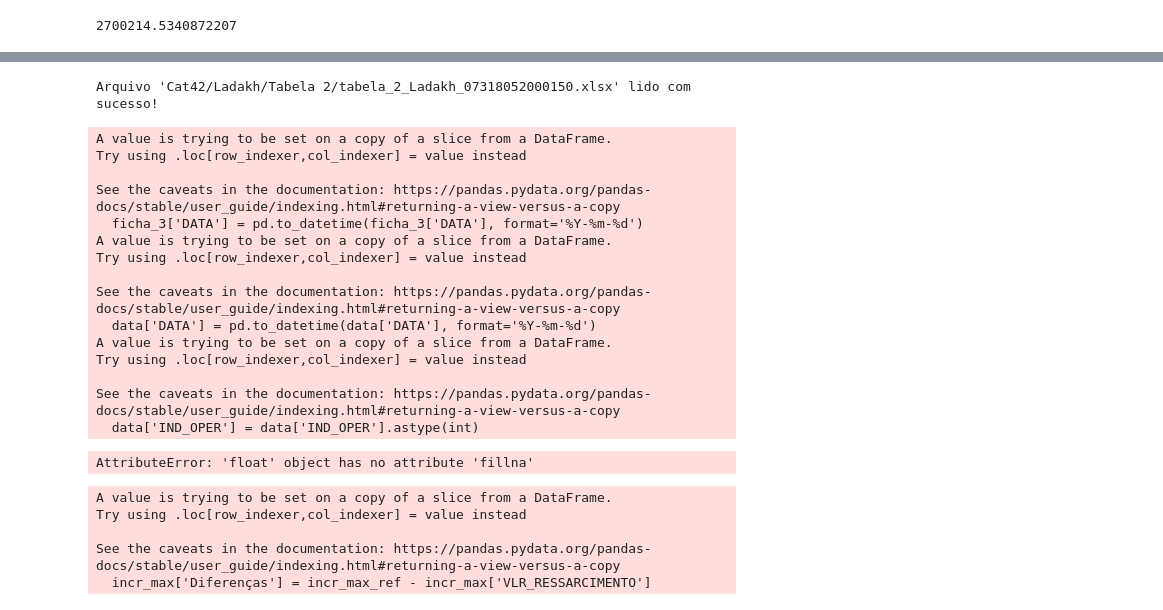
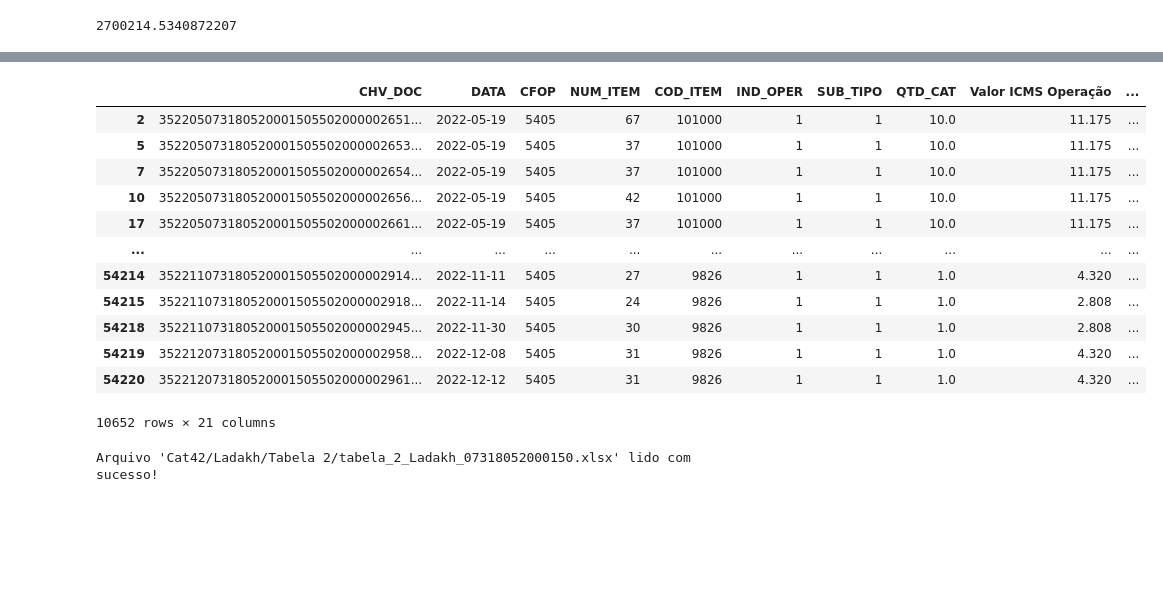
Before and after one commit to viniciuscatelani/Ressarcimento-CAT, a Jupyter notebook: src/etapas/testes_nb.ipynb, the cells around one changed output, grey strips where cells are left out. Cells and saved outputs as stored; diff of their text form; code cells hidden in the pictures; blank space fills up the shorter version.

```diff
--- a/src/etapas/testes_nb.ipynb
+++ b/src/etapas/testes_nb.ipynb
@@ -852,24 +1131,21 @@ def calcular_ressarcimento(tabela_2):
+# %%
+ficha_3[ficha_3['CFOP'] == 5405]
+# %% [output]
+|  | CHV_DOC | DATA | CFOP | NUM_ITEM | COD_ITEM | IND_OPER | SUB_TIPO | QTD_CAT | Valor ICMS Operação | ... |
+| 2 | 352205073180520001505502000002651... | 2022-05-19 | 5405 | 67 | 101000 | 1 | 1 | 10.0 | 11.175 | ... |
+| 5 | 352205073180520001505502000002653... | 2022-05-19 | 5405 | 37 | 101000 | 1 | 1 | 10.0 | 11.175 | ... |
+| 7 | 352205073180520001505502000002654... | 2022-05-19 | 5405 | 37 | 101000 | 1 | 1 | 10.0 | 11.175 | ... |
+| 10 | 352205073180520001505502000002656... | 2022-05-19 | 5405 | 42 | 101000 | 1 | 1 | 10.0 | 11.175 | ... |
+| 17 | 352205073180520001505502000002661... | 2022-05-19 | 5405 | 37 | 101000 | 1 | 1 | 10.0 | 11.175 | ... |
+| ... | ... | ... | ... | ... | ... | ... | ... | ... | ... | ... |
+| 54214 | 352211073180520001505502000002914... | 2022-11-11 | 5405 | 27 | 9826 | 1 | 1 | 1.0 | 4.320 | ... |
+| 54215 | 352211073180520001505502000002918... | 2022-11-14 | 5405 | 24 | 9826 | 1 | 1 | 1.0 | 2.808 | ... |
+| 54218 | 352211073180520001505502000002945... | 2022-11-30 | 5405 | 30 | 9826 | 1 | 1 | 1.0 | 2.808 | ... |
+| 54219 | 352212073180520001505502000002958... | 2022-12-08 | 5405 | 31 | 9826 | 1 | 1 | 1.0 | 4.320 | ... |
+| 54220 | 352212073180520001505502000002961... | 2022-12-12 | 5405 | 31 | 9826 | 1 | 1 | 1.0 | 4.320 | ... |
+10652 rows × 21 columns
 # %%
 tabela_2 = ler_arquivo_para_dataframe(bucket_name, f'Cat42/{nome_empresa.title()}/Tabela 2/tabela_2_{nome_empresa.title()}_{cnpj}.xlsx', file_type='xlsx')
 tabela_2['COD_ITEM'] = tabela_2['COD_ITEM'].astype(str)
-
-ficha_3 = calcular_ressarcimento(tabela_2)
-ficha_3.head()
 # %% [output]
 Arquivo 'Cat42/Ladakh/Tabela 2/tabela_2_Ladakh_07318052000150.xlsx' lido com sucesso!
-A value is trying to be set on a copy of a slice from a DataFrame.
-Try using .loc[row_indexer,col_indexer] = value instead
-
-See the caveats in the documentation: https://pandas.pydata.org/pandas-docs/stable/user_guide/indexing.html#returning-a-view-versus-a-copy
-  ficha_3['DATA'] = pd.to_datetime(ficha_3['DATA'], format='%Y-%m-%d')
-A value is trying to be set on a copy of a slice from a DataFrame.
-Try using .loc[row_indexer,col_indexer] = value instead
-
-See the caveats in the documentation: https://pandas.pydata.org/pandas-docs/stable/user_guide/indexing.html#returning-a-view-versus-a-copy
-  data['DATA'] = pd.to_datetime(data['DATA'], format='%Y-%m-%d')
-A value is trying to be set on a copy of a slice from a DataFrame.
-Try using .loc[row_indexer,col_indexer] = value instead
-
-See the caveats in the documentation: https://pandas.pydata.org/pandas-docs/stable/user_guide/indexing.html#returning-a-view-versus-a-copy
-  data['IND_OPER'] = data['IND_OPER'].astype(int)
-AttributeError: 'float' object has no attribute 'fillna'
@@ -886,37 +1151,0 @@ pivot_ressarc = pivot_ressarc.sort_values(by='VLR_RESSARCIMENTO', ascending=Fals
-# %%
-incr_max_ref = pivot_ressarc.iloc[29].values[0]
-incr_max = pivot_ressarc.iloc[30:]
-incr_max['Diferenças'] = incr_max_ref - incr_max['VLR_RESSARCIMENTO']
-incr_max = incr_max.sort_values(by='COD_ITEM')
-
-qtd_saida = ficha_3[ficha_3['IND_OPER'] == 1].pivot_table(index='COD_ITEM', values='QTD_CAT', aggfunc='sum')
-incr_max_unit = incr_max.merge(qtd_saida, on='COD_ITEM', how='left')
-incr_max_unit['Incremento maximo unitario'] = incr_max_unit['Diferenças'] / incr_max_unit['QTD_CAT']
-incr_max_unit = incr_max_unit.reset_index()
-
-tabela_2_nova = ficha_3.merge(incr_max_unit[['COD_ITEM', 'Incremento maximo unitario']], on='COD_ITEM', how='left')
-tabela_2_nova['Incremento maximo unitario'] = np.where(tabela_2_nova['ICMS_TOT'].fillna(0) == 0,
-                                                0,
-                                                tabela_2_nova['Incremento maximo unitario'])
-
-tabela_2_nova['Incremento maximo unitario'] = tabela_2_nova['Incremento maximo unitario'].fillna(0)
-
-tabela_2_nova['ICMS_TOT_FINAL'] = np.where(tabela_2_nova['ICMS_TOT'].fillna(0) != 0,
-                                    tabela_2_nova['ICMS_TOT'] + (tabela_2_nova['Incremento maximo unitario']*fator)*tabela_2_nova['QTD_CAT'],
-                                    tabela_2_nova['ICMS_TOT'])
-
-tabela_2_nova.rename(columns={'ICMS_TOT': 'ICMS_TOT_ORIG',
-                            'ICMS_TOT_FINAL': 'ICMS_TOT'
-                        }, inplace=True)
-
-df_final = tabela_2_nova[ficha_3.columns]
-df_final = df_final.sort_values(by=['COD_ITEM', 'DATA', 'IND_OPER', 'SUB_TIPO'],
-                                ascending=[True, True, True, True]).reset_index().drop(['index'], axis=1)
-df_final.rename(columns={ 'VLR_CONF_0': 'VL_CONFR_0'
-                         }, inplace=True)
-# %% [output]
-A value is trying to be set on a copy of a slice from a DataFrame.
-Try using .loc[row_indexer,col_indexer] = value instead
-
-See the caveats in the documentation: https://pandas.pydata.org/pandas-docs/stable/user_guide/indexing.html#returning-a-view-versus-a-copy
-  incr_max['Diferenças'] = incr_max_ref - incr_max['VLR_RESSARCIMENTO']
```
Also changed, not shown: parts of 25 cells of this notebook, 3 other files.
